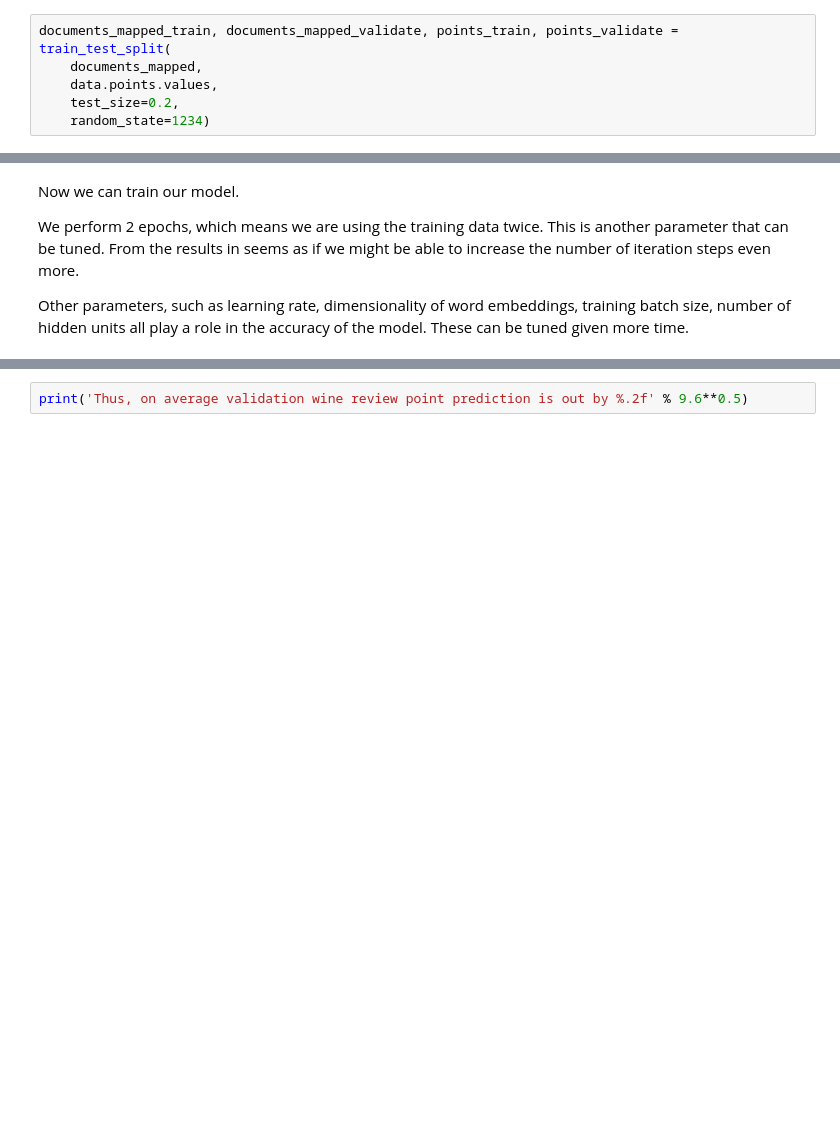
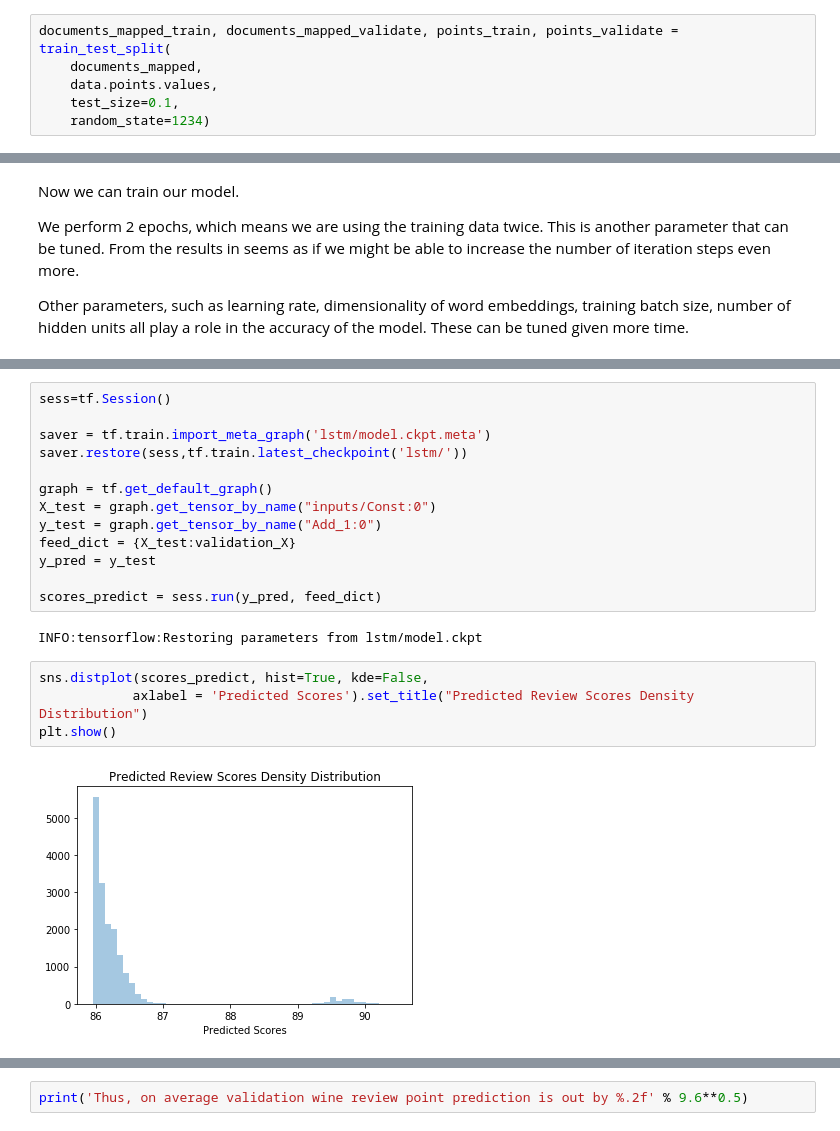
Before and after one commit to johannesharmse/wine_nlp, a Jupyter notebook: src/EDA/EDA.ipynb, the cells around one changed output, grey strips where cells are left out. Drawn from its saved outputs; the diff is of its cells as text; blank space fills up the shorter version.

Commit message:
Validation predictions

```diff
--- a/src/EDA/EDA.ipynb
+++ b/src/EDA/EDA.ipynb
@@ -674,7 +674,7 @@ We need to split our reviews into two independent data subsets. One for training
 documents_mapped_train, documents_mapped_validate, points_train, points_validate = train_test_split(
     documents_mapped,
     data.points.values,
-    test_size=0.2,
+    test_size=0.1,
     random_state=1234)
 # %% [markdown]
 Now we get our validation data into the correct shape.
@@ -826,0 +843,21 @@ Validation loss at step 10000 :  9.605611
+# %%
+sess=tf.Session()
+
+saver = tf.train.import_meta_graph('lstm/model.ckpt.meta')
+saver.restore(sess,tf.train.latest_checkpoint('lstm/'))
+
+graph = tf.get_default_graph()
+X_test = graph.get_tensor_by_name("inputs/Const:0")
+y_test = graph.get_tensor_by_name("Add_1:0")
+feed_dict = {X_test:validation_X}
+y_pred = y_test
+
+scores_predict = sess.run(y_pred, feed_dict)
+# %% [output]
+INFO:tensorflow:Restoring parameters from lstm/model.ckpt
+# %%
+sns.distplot(scores_predict, hist=True, kde=False,
+            axlabel = 'Predicted Scores').set_title("Predicted Review Scores Density Distribution")
+plt.show()
+# %% [output]
+[figure, added]
```
Also changed, not shown: parts of 5 cells of this notebook.
